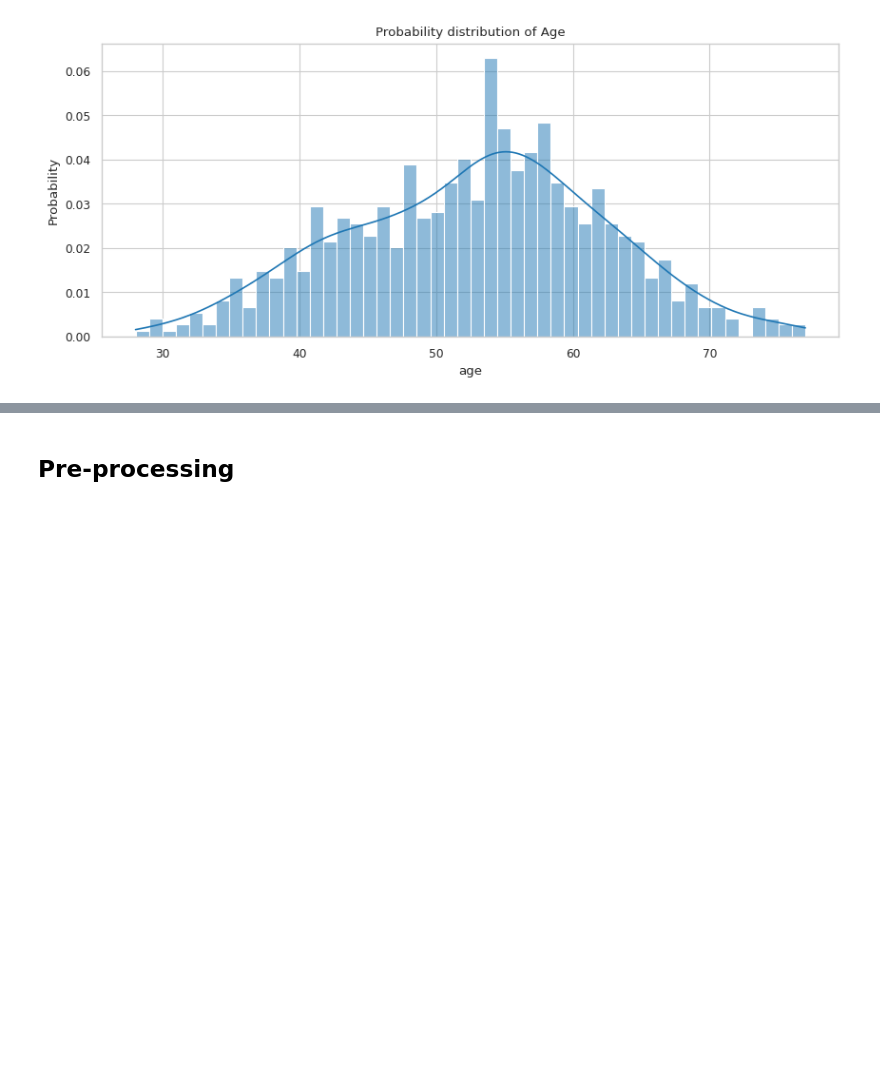
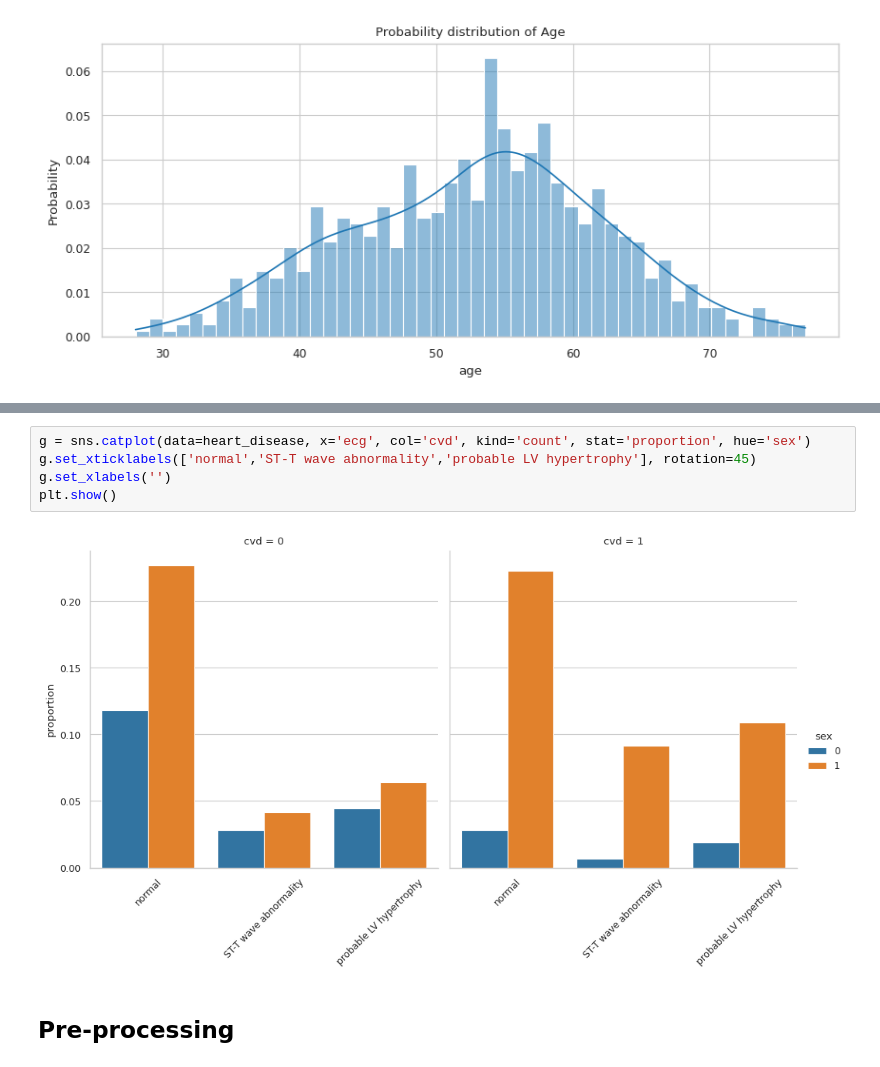
Before and after one commit to LuSyo/Health-ML-Bias-Experiments, a Jupyter notebook: notebooks/021_CAD_data_preparation.ipynb, the cells around one changed output, grey strips where cells are left out. Cells and saved outputs as stored; diff of their text form; blank space fills up the shorter version.

```diff
--- a/notebooks/021_CAD_data_preparation.ipynb
+++ b/notebooks/021_CAD_data_preparation.ipynb
@@ -131,3 +200,10 @@ plt.show()
+# %%
+g = sns.catplot(data=heart_disease, x='ecg', col='cvd', kind='count', stat='proportion', hue='sex')
+g.set_xticklabels(['normal','ST-T wave abnormality','probable LV hypertrophy'], rotation=45)
+g.set_xlabels('')
+plt.show()
+# %% [output]
+[figure, added]
 # %% [markdown]
 ## Pre-processing
 # %%
```
Also changed, not shown: parts of 7 cells of this notebook.
